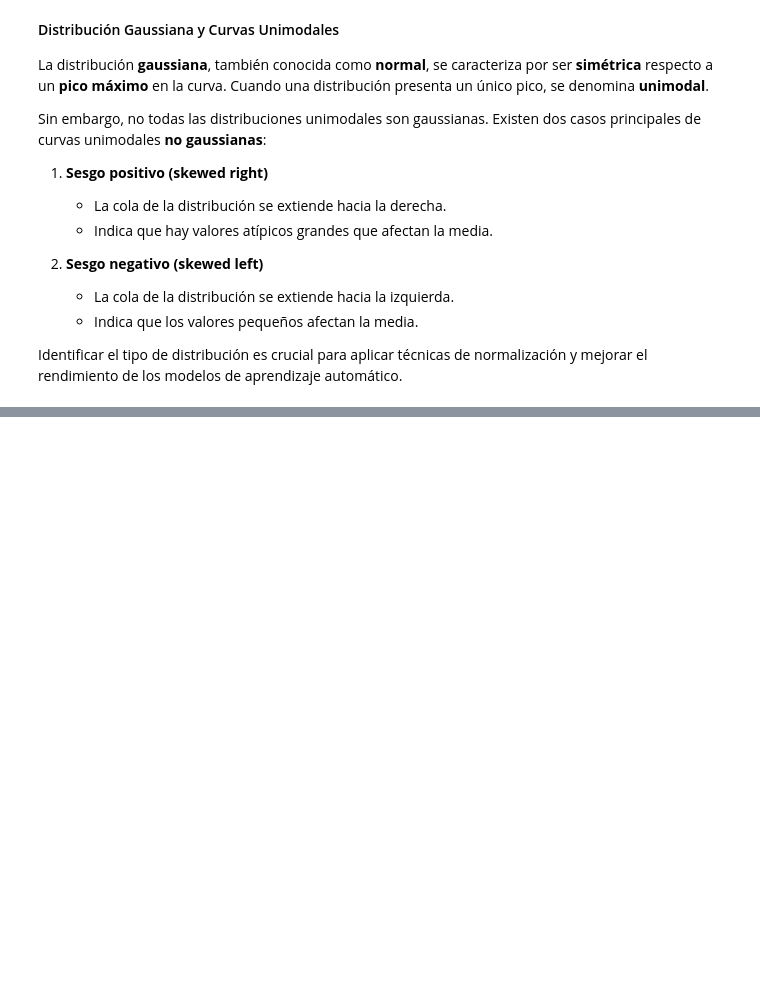
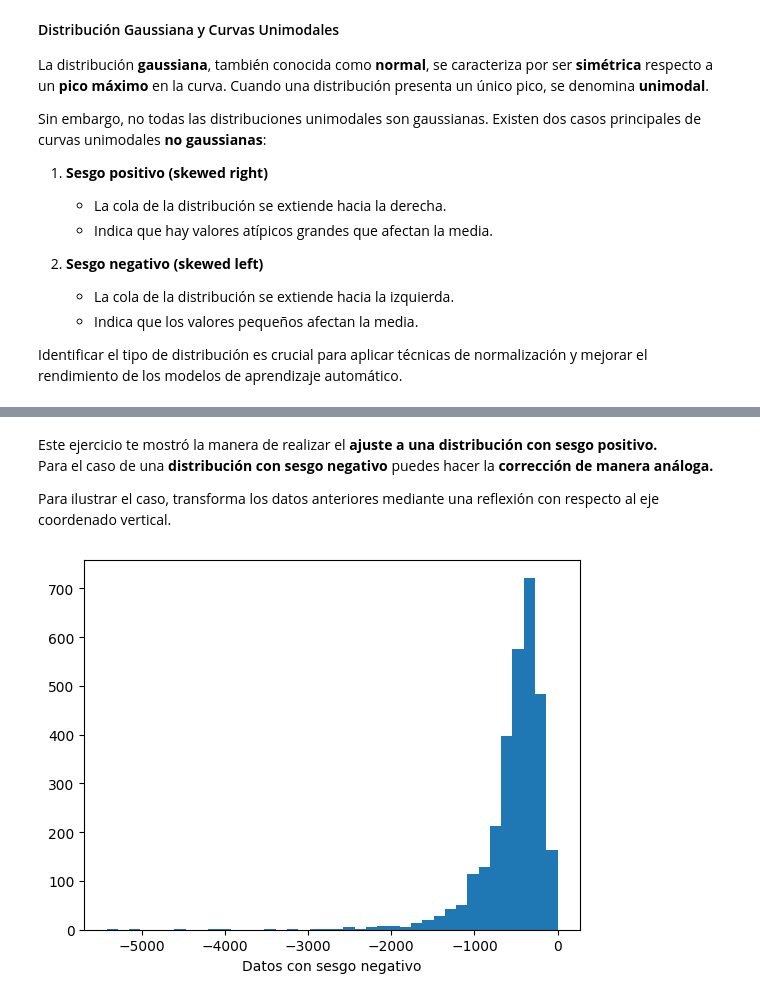
Before and after one commit to jonathan-villavi/tec-data-science, a Jupyter notebook: C6_Machine_Learning/C6_SC3_AprendizajeSupervisado/AprendizajeSupervisado.ipynb, the cells around one changed output, grey strips where cells are left out. Saved outputs shown, nothing was run; the diff lists cells and outputs as text; code cells hidden in the pictures; blank space fills up the shorter version.

```diff
--- a/C6_Machine_Learning/C6_SC3_AprendizajeSupervisado/AprendizajeSupervisado.ipynb
+++ b/C6_Machine_Learning/C6_SC3_AprendizajeSupervisado/AprendizajeSupervisado.ipynb
@@ -449,0 +504,13 @@ Identificar el tipo de distribución es crucial para aplicar técnicas de normal
+# %% [markdown]
+Este ejercicio te mostró la manera de realizar el **ajuste a una distribución con sesgo positivo.** <br>
+Para el caso de una **distribución con sesgo negativo** puedes hacer la **corrección de manera análoga.**
+
+Para ilustrar el caso, transforma los datos anteriores mediante una reflexión con respecto al eje coordenado vertical.
+# %%
+x2 = (-1.0) * total_bedrooms
+
+plt.hist(x2, bins=40)
+plt.xlabel("Datos con sesgo negativo")
+plt.show()
+# %% [output]
+[figure, added]
```
Also changed, not shown: parts of 44 cells of this notebook, 2 other files.
